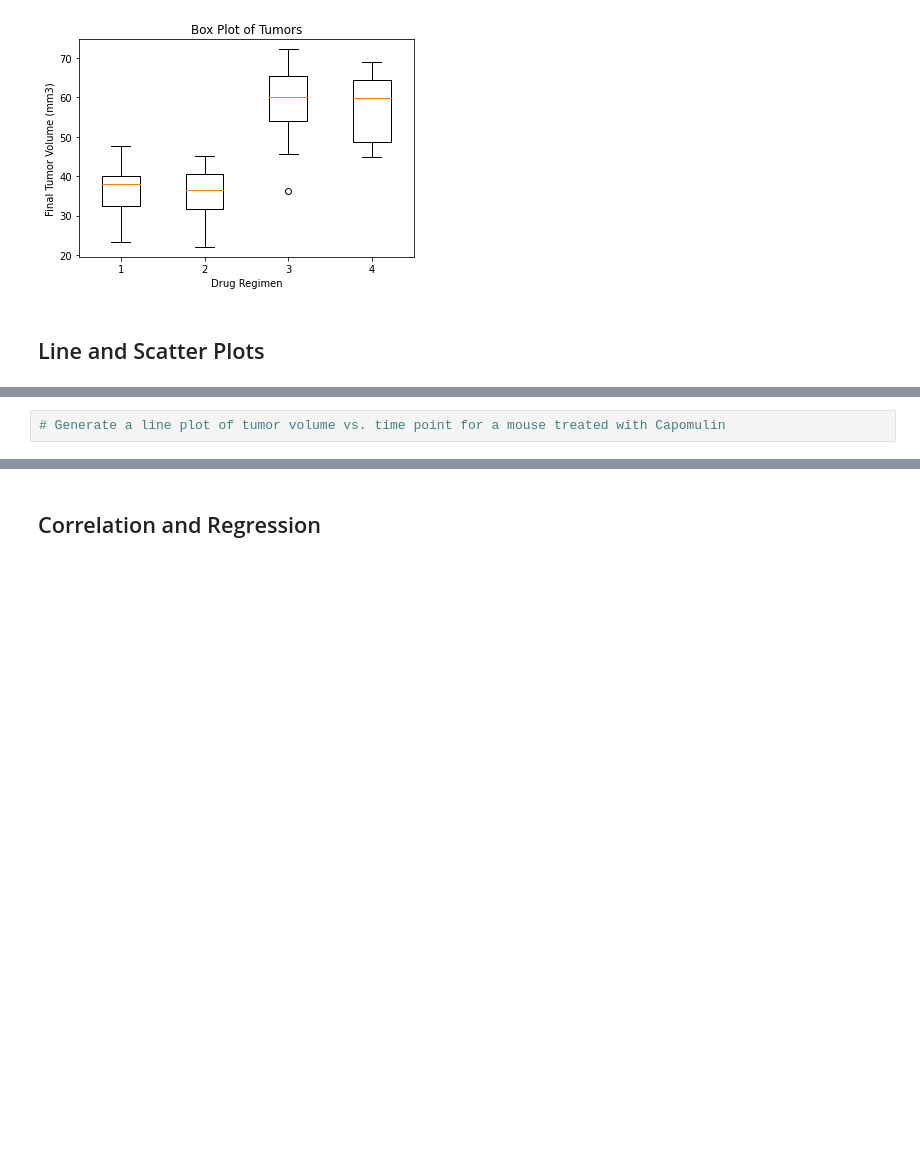
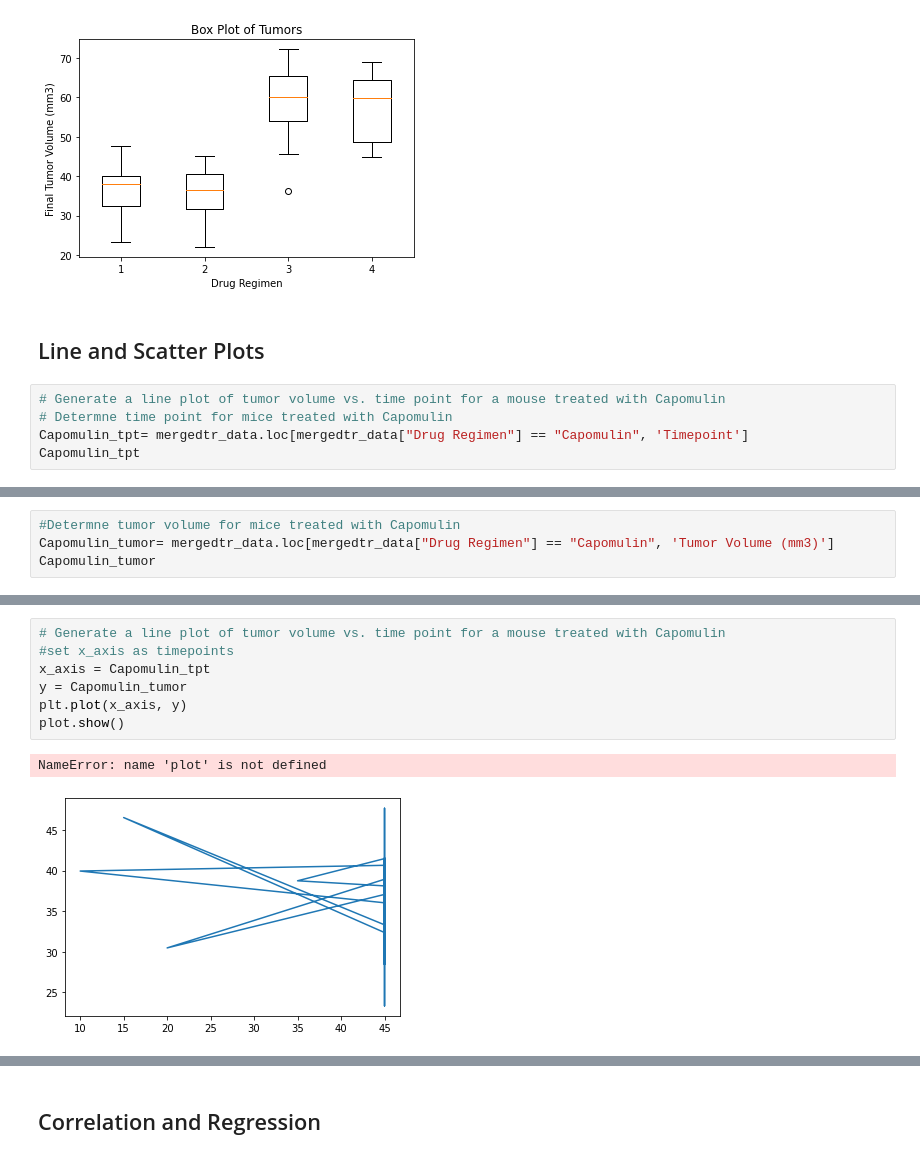
Before and after one commit to dorisakpovwa/Matplotlib_challenge, a Jupyter notebook: Pymaceuticals/pymaceuticals_starter.ipynb, the cells around one changed output, grey strips where cells are left out. Drawn from its saved outputs; the diff is of its cells as text; blank space fills up the shorter version.

```diff
--- a/Pymaceuticals/pymaceuticals_starter.ipynb
+++ b/Pymaceuticals/pymaceuticals_starter.ipynb
@@ -422,3 +422,8 @@ Ceftamin's potential outliers: Series([], Name: Tumor Volume (mm3), dtype: float
 [figure]
 # %% [markdown]
 ## Line and Scatter Plots
+# %%
+# Generate a line plot of tumor volume vs. time point for a mouse treated with Capomulin
+# Determne time point for mice treated with Capomulin
+Capomulin_tpt= mergedtr_data.loc[mergedtr_data["Drug Regimen"] == "Capomulin", 'Timepoint']
+Capomulin_tpt
@@ -424,0 +448,4 @@ Ceftamin's potential outliers: Series([], Name: Tumor Volume (mm3), dtype: float
+# %%
+#Determne tumor volume for mice treated with Capomulin
+Capomulin_tumor= mergedtr_data.loc[mergedtr_data["Drug Regimen"] == "Capomulin", 'Tumor Volume (mm3)']
+Capomulin_tumor
@@ -425,2 +470,10 @@ Ceftamin's potential outliers: Series([], Name: Tumor Volume (mm3), dtype: float
 # %%
 # Generate a line plot of tumor volume vs. time point for a mouse treated with Capomulin
+#set x_axis as timepoints
+x_axis = Capomulin_tpt
+y = Capomulin_tumor
+plt.plot(x_axis, y)
+plot.show()
+# %% [output]
+NameError: name 'plot' is not defined
+[figure, added]
```
Also changed, not shown: parts of 4 cells of this notebook.
